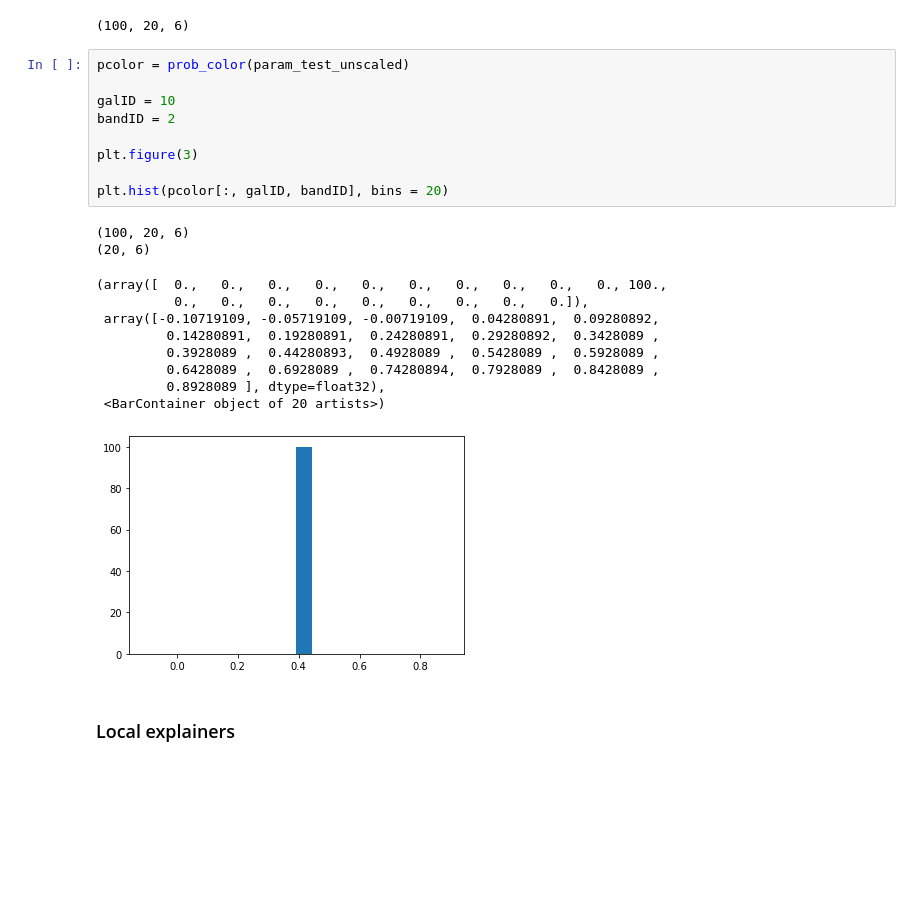
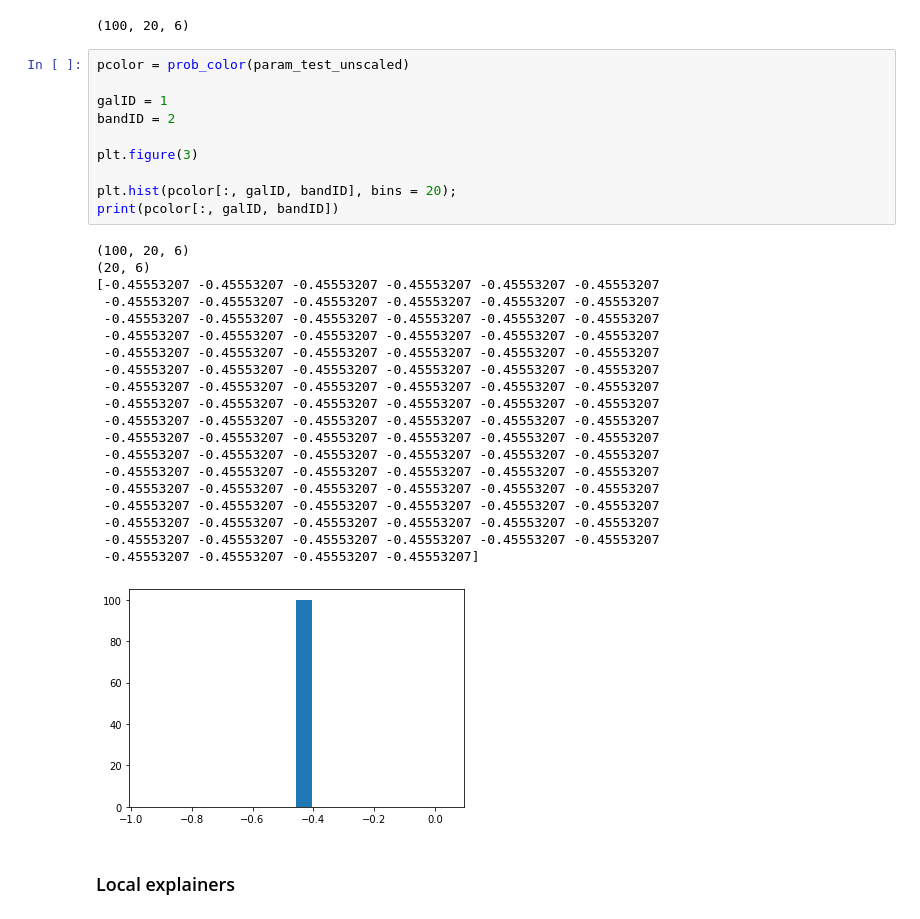
Before and after one commit to patricialarsen/emulator_utils, a Jupyter notebook: notebooks/demo_explainers.ipynb, the cells around one changed output. Saved outputs shown, nothing was run; the diff lists cells and outputs as text; blank space fills up the shorter version.

```diff
--- a/notebooks/demo_explainers.ipynb
+++ b/notebooks/demo_explainers.ipynb
@@ -171,24 +163,34 @@ prob_color(param_test_unscaled).shape
 # %%
 pcolor = prob_color(param_test_unscaled)
 
-galID = 10
+galID = 1
 bandID = 2
 
 plt.figure(3)
 
-plt.hist(pcolor[:, galID, bandID], bins = 20)
+plt.hist(pcolor[:, galID, bandID], bins = 20);
+print(pcolor[:, galID, bandID])
 # %% [output]
 (100, 20, 6)
 (20, 6)
+[-0.45553207 -0.45553207 -0.45553207 -0.45553207 -0.45553207 -0.45553207
+ -0.45553207 -0.45553207 -0.45553207 -0.45553207 -0.45553207 -0.45553207
+ -0.45553207 -0.45553207 -0.45553207 -0.45553207 -0.45553207 -0.45553207
+ -0.45553207 -0.45553207 -0.45553207 -0.45553207 -0.45553207 -0.45553207
+ -0.45553207 -0.45553207 -0.45553207 -0.45553207 -0.45553207 -0.45553207
+ -0.45553207 -0.45553207 -0.45553207 -0.45553207 -0.45553207 -0.45553207
+ -0.45553207 -0.45553207 -0.45553207 -0.45553207 -0.45553207 -0.45553207
+ -0.45553207 -0.45553207 -0.45553207 -0.45553207 -0.45553207 -0.45553207
+ -0.45553207 -0.45553207 -0.45553207 -0.45553207 -0.45553207 -0.45553207
+ -0.45553207 -0.45553207 -0.45553207 -0.45553207 -0.45553207 -0.45553207
+ -0.45553207 -0.45553207 -0.45553207 -0.45553207 -0.45553207 -0.45553207
+ -0.45553207 -0.45553207 -0.45553207 -0.45553207 -0.45553207 -0.45553207
+ -0.45553207 -0.45553207 -0.45553207 -0.45553207 -0.45553207 -0.45553207
+ -0.45553207 -0.45553207 -0.45553207 -0.45553207 -0.45553207 -0.45553207
+ -0.45553207 -0.45553207 -0.45553207 -0.45553207 -0.45553207 -0.45553207
+ -0.45553207 -0.45553207 -0.45553207 -0.45553207 -0.45553207 -0.45553207
+ -0.45553207 -0.45553207 -0.45553207 -0.45553207]
-(array([  0.,   0.,   0.,   0.,   0.,   0.,   0.,   0.,   0.,   0., 100.,
-          0.,   0.,   0.,   0.,   0.,   0.,   0.,   0.,   0.]),
- array([-0.10719109, -0.05719109, -0.00719109,  0.04280891,  0.09280892,
-         0.14280891,  0.19280891,  0.24280891,  0.29280892,  0.3428089 ,
-         0.3928089 ,  0.44280893,  0.4928089 ,  0.5428089 ,  0.5928089 ,
-         0.6428089 ,  0.6928089 ,  0.74280894,  0.7928089 ,  0.8428089 ,
-         0.8928089 ], dtype=float32),
- <BarContainer object of 20 artists>)
-[figure, old version]
+[figure, new version]
 # %% [markdown]
 ### Local explainers
 # %%
```
Also changed, not shown: parts of 9 cells of this notebook, 2 other files.
